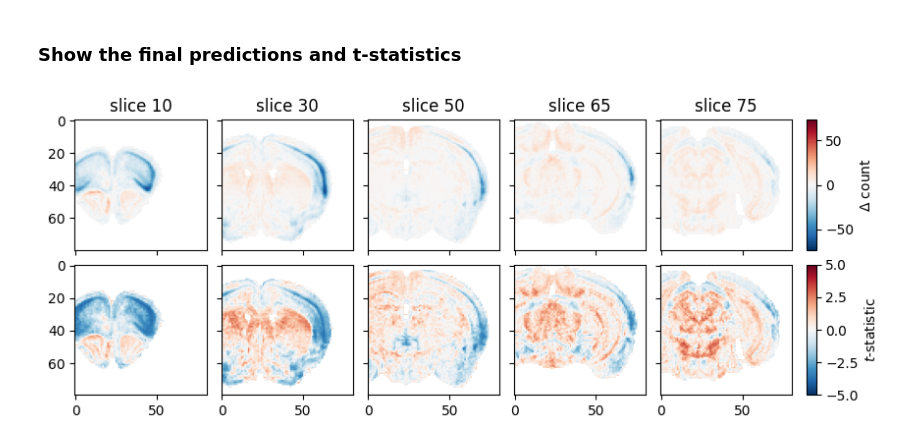
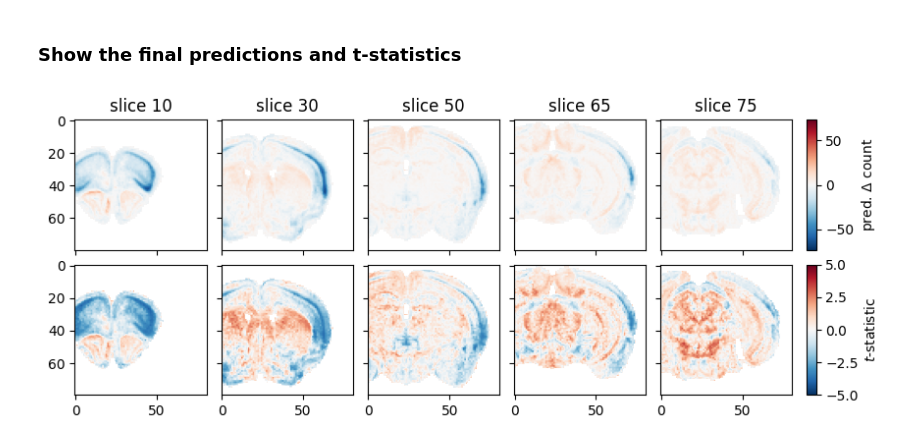
Before and after one commit to lindermanlab/fos, a Jupyter notebook: notebooks/2024-06-18 fos-behavior predictions.ipynb, the cells around one changed output. Saved outputs shown, nothing was run; the diff lists cells and outputs as text; code cells hidden in the pictures.

```diff
--- a/notebooks/2024-06-18 fos-behavior predictions.ipynb
+++ b/notebooks/2024-06-18 fos-behavior predictions.ipynb
@@ -566,37 +564,33 @@ for j, slc in enumerate(slices_to_plot):
     ax, im1 = plot_coronal(final_pred_fos_change,
                            slc,
                            alive_voxels,
                            ax=grid[j],
                            alpha=1,
                            cmap="RdBu_r",
                            vmin=-vlim, vmax=vlim)
     ax.set_title(f"slice {slc}")
 
-    # Next plot the SEM
+    # Plot the t-statistic
     _, im2 = plot_coronal(tstat_pred_fos_change,
                           slc,
                           alive_voxels,
                           ax=grid[len(slices_to_plot) + j],
                           alpha=1,
                           cmap="RdBu_r",
                           vmin=-5, vmax=5)
 
     # Finally, plot the predicted change over the SEM (z score again? ugh terrible naming)
     # _, im3 = plot_coronal(pval_pred_fos_change,
     #                       slc,
     #                       alive_voxels,
     #                       ax=grid[2 * len(slices_to_plot) + j],
     #                       alpha=1,
     #                       cmap="Greys_r",
     #                       vmin=0, vmax=1)
     ax.set_title(f"slice {slc}")
 
-cbar1 = grid[len(slices_to_plot) - 1].cax.colorbar(im1, label=r'$\Delta$ count')
+cbar1 = grid[len(slices_to_plot) - 1].cax.colorbar(im1, label=r'pred. $\Delta$ count')
 cbar2 = grid[2 * len(slices_to_plot) - 1].cax.colorbar(im2, label=r'$t$-statistic')
 # cbar3 = grid[- 1].cax.colorbar(im3, label=r'$p$-value')
-
-# for cbar in [cbar1, cbar3]:
-#     # cbar.ax.tick_params(labelsize=1)
-#     cbar.ax.set_yticks([-3, 0,  3])
 # %% [output]
-[figure, old version]
+[figure, new version]
```
Also changed, not shown: parts of 7 cells of this notebook.
